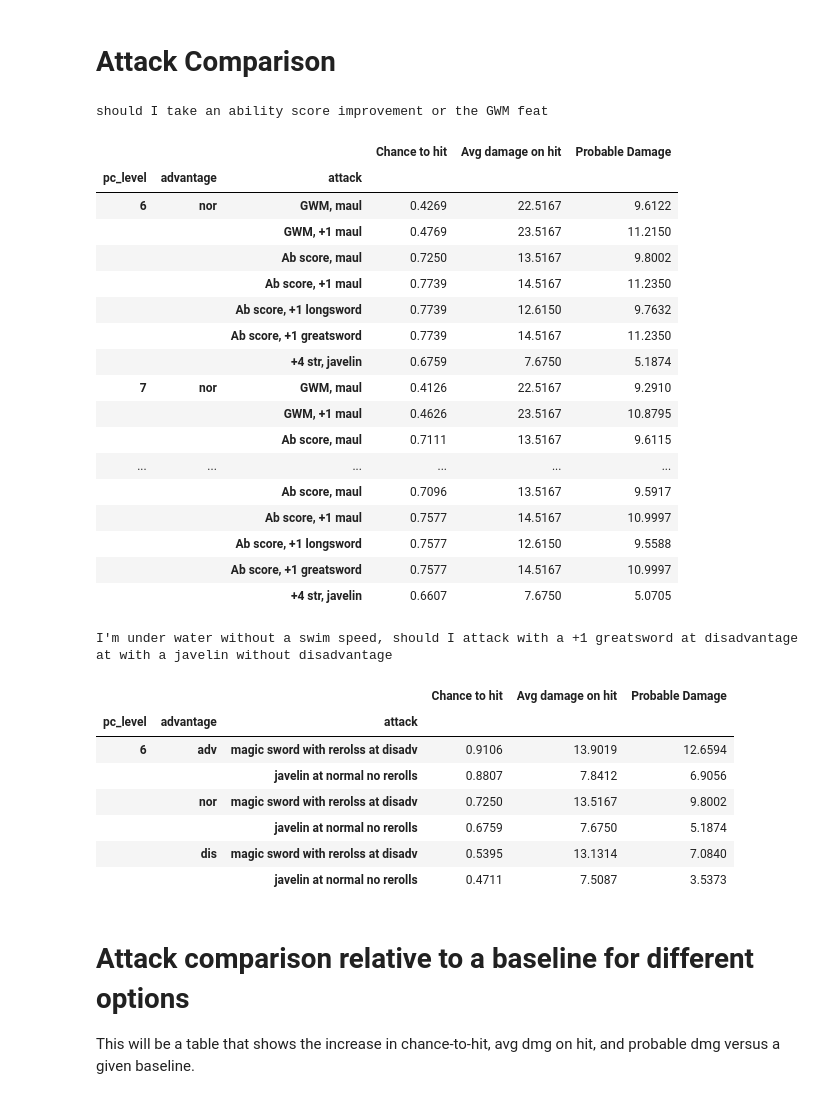
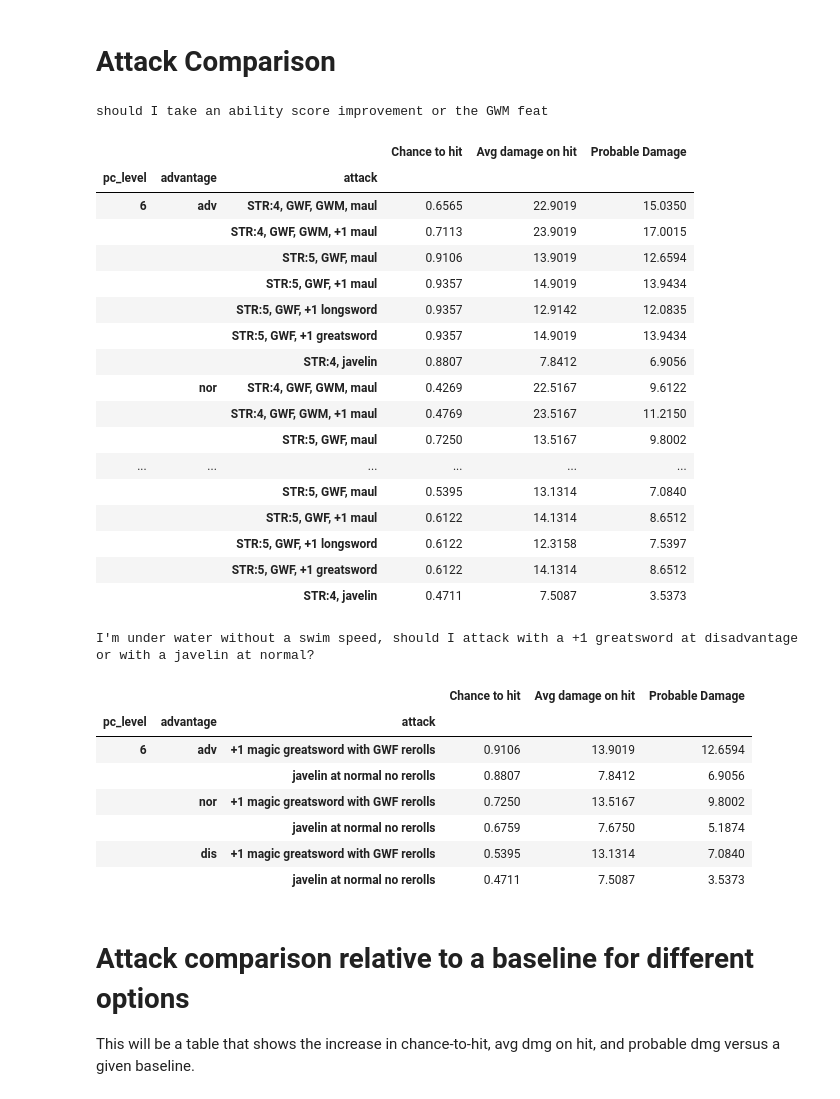
Before and after one commit to dyoung418/dnd_stats, a Jupyter notebook: dnd_dice_calcs.ipynb, the cells around one changed output. Cells and saved outputs as stored; diff of their text form; code cells hidden in the pictures.

```diff
--- a/dnd_dice_calcs.ipynb
+++ b/dnd_dice_calcs.ipynb
@@ -1018,7 +1046,7 @@ compare_odds_dist(
 # %% [markdown]
 # Chance to hit grid
 # %%
-def chance_to_hit_grid(abil_mods=[0,1,2,3,4,5,6,7],
+def chance_to_hit_grid(abil_mods=[0,1,2,3,4,5,6,7,8],
                        lvls=[1,2,3,4,5,6,7,8,9,10,11,12,13,14,15,16,17,18,19,20],
                        adv='nor', crit_hit_nums=(20,), crit_fail_nums=(1,), print_table=True):
     '''Creates a grid of chance to hit at different PC levels and core ability (e.g. Strength) modifiers
@@ -1328,51 +1357,51 @@ def parse_attack(atk, pc_lvl, adv):
 # %%
 print('should I take an ability score improvement or the GWM feat')
 compare_attacks([
-                {'abil_mod':4, 'other_atk_mod':-5, 'other_dmg_mod':10, 'dmg_die':6,'dmg_n':2, 'dmg_reroll_nums':(1,2), 'label':'GWM, maul'},
-                {'abil_mod':4, 'other_atk_mod':1-5, 'other_dmg_mod':1+10, 'dmg_die':6,'dmg_n':2, 'dmg_reroll_nums':(1,2), 'label':'GWM, +1 maul'},
-                {'abil_mod':5, 'other_atk_mod':0, 'other_dmg_mod':0, 'dmg_die':6,'dmg_n':2, 'dmg_reroll_nums':(1,2), 'label':'Ab score, maul'},
-                {'abil_mod':5, 'other_atk_mod':1, 'other_dmg_mod':1, 'dmg_die':6,'dmg_n':2, 'dmg_reroll_nums':(1,2), 'label':'Ab score, +1 maul'},
-                {'abil_mod':5, 'other_atk_mod':1, 'other_dmg_mod':1, 'dmg_die':10,'dmg_n':1, 'dmg_reroll_nums':(1,2), 'label':'Ab score, +1 longsword'},
-                {'abil_mod':5, 'other_atk_mod':1, 'other_dmg_mod':1, 'dmg_die':6,'dmg_n':2, 'dmg_reroll_nums':(1,2), 'label':'Ab score, +1 greatsword'},
-                {'abil_mod':4, 'other_atk_mod':0, 'other_dmg_mod':0, 'dmg_die':6,'dmg_n':1, 'dmg_reroll_nums':(), 'label':'+4 str, javelin'},
+                {'abil_mod':4, 'other_atk_mod':-5, 'other_dmg_mod':10, 'dmg_die':6,'dmg_n':2, 'dmg_reroll_nums':(1,2), 'label':'STR:4, GWF, GWM, maul'},
+                {'abil_mod':4, 'other_atk_mod':1-5, 'other_dmg_mod':1+10, 'dmg_die':6,'dmg_n':2, 'dmg_reroll_nums':(1,2), 'label':'STR:4, GWF, GWM, +1 maul'},
+                {'abil_mod':5, 'other_atk_mod':0, 'other_dmg_mod':0, 'dmg_die':6,'dmg_n':2, 'dmg_reroll_nums':(1,2), 'label':'STR:5, GWF, maul'},
+                {'abil_mod':5, 'other_atk_mod':1, 'other_dmg_mod':1, 'dmg_die':6,'dmg_n':2, 'dmg_reroll_nums':(1,2), 'label':'STR:5, GWF, +1 maul'},
+                {'abil_mod':5, 'other_atk_mod':1, 'other_dmg_mod':1, 'dmg_die':10,'dmg_n':1, 'dmg_reroll_nums':(1,2), 'label':'STR:5, GWF, +1 longsword'},
+                {'abil_mod':5, 'other_atk_mod':1, 'other_dmg_mod':1, 'dmg_die':6,'dmg_n':2, 'dmg_reroll_nums':(1,2), 'label':'STR:5, GWF, +1 greatsword'},
+                {'abil_mod':4, 'other_atk_mod':0, 'other_dmg_mod':0, 'dmg_die':6,'dmg_n':1, 'dmg_reroll_nums':(), 'label':'STR:4, javelin'},
                 ],
-                pc_lvls=[6,7,8,9,10])
+                pc_lvls=[6], advantages=['adv', 'nor', 'dis'])
 # %% [output]
 should I take an ability score improvement or the GWM feat
 |  |  |  | Chance to hit | Avg damage on hit | Probable Damage |
 | pc_level | advantage | attack |  |  |  |
-| 6 | nor | GWM, maul | 0.4269 | 22.5167 | 9.6122 |
-|  |  | GWM, +1 maul | 0.4769 | 23.5167 | 11.2150 |
-|  |  | Ab score, maul | 0.7250 | 13.5167 | 9.8002 |
-|  |  | Ab score, +1 maul | 0.7739 | 14.5167 | 11.2350 |
-|  |  | Ab score, +1 longsword | 0.7739 | 12.6150 | 9.7632 |
-|  |  | Ab score, +1 greatsword | 0.7739 | 14.5167 | 11.2350 |
-|  |  | +4 str, javelin | 0.6759 | 7.6750 | 5.1874 |
-| 7 | nor | GWM, maul | 0.4126 | 22.5167 | 9.2910 |
-|  |  | GWM, +1 maul | 0.4626 | 23.5167 | 10.8795 |
-|  |  | Ab score, maul | 0.7111 | 13.5167 | 9.6115 |
+| 6 | adv | STR:4, GWF, GWM, maul | 0.6565 | 22.9019 | 15.0350 |
+|  |  | STR:4, GWF, GWM, +1 maul | 0.7113 | 23.9019 | 17.0015 |
+|  |  | STR:5, GWF, maul | 0.9106 | 13.9019 | 12.6594 |
+|  |  | STR:5, GWF, +1 maul | 0.9357 | 14.9019 | 13.9434 |
+|  |  | STR:5, GWF, +1 longsword | 0.9357 | 12.9142 | 12.0835 |
+|  |  | STR:5, GWF, +1 greatsword | 0.9357 | 14.9019 | 13.9434 |
+|  |  | STR:4, javelin | 0.8807 | 7.8412 | 6.9056 |
+|  | nor | STR:4, GWF, GWM, maul | 0.4269 | 22.5167 | 9.6122 |
+|  |  | STR:4, GWF, GWM, +1 maul | 0.4769 | 23.5167 | 11.2150 |
+|  |  | STR:5, GWF, maul | 0.7250 | 13.5167 | 9.8002 |
 | ... | ... | ... | ... | ... | ... |
-|  |  | Ab score, maul | 0.7096 | 13.5167 | 9.5917 |
-|  |  | Ab score, +1 maul | 0.7577 | 14.5167 | 10.9997 |
-|  |  | Ab score, +1 longsword | 0.7577 | 12.6150 | 9.5588 |
-|  |  | Ab score, +1 greatsword | 0.7577 | 14.5167 | 10.9997 |
-|  |  | +4 str, javelin | 0.6607 | 7.6750 | 5.0705 |
+|  |  | STR:5, GWF, maul | 0.5395 | 13.1314 | 7.0840 |
+|  |  | STR:5, GWF, +1 maul | 0.6122 | 14.1314 | 8.6512 |
+|  |  | STR:5, GWF, +1 longsword | 0.6122 | 12.3158 | 7.5397 |
+|  |  | STR:5, GWF, +1 greatsword | 0.6122 | 14.1314 | 8.6512 |
+|  |  | STR:4, javelin | 0.4711 | 7.5087 | 3.5373 |
 # %%
-print("I'm under water without a swim speed, should I attack with a +1 greatsword at disadvantage at with a javelin without disadvantage")
+print("I'm under water without a swim speed, should I attack with a +1 greatsword at disadvantage or with a javelin at normal?")
 compare_attacks([
-                {'abil_mod':4, 'other_atk_mod':1, 'other_dmg_mod':1, 'dmg_die':6,'dmg_n':2, 'dmg_reroll_nums':(1,2), 'label':'magic sword with rerolss at disadv'},
+                {'abil_mod':4, 'other_atk_mod':1, 'other_dmg_mod':1, 'dmg_die':6,'dmg_n':2, 'dmg_reroll_nums':(1,2), 'label':'+1 magic greatsword with GWF rerolls'},
                 {'abil_mod':4, 'other_atk_mod':0, 'other_dmg_mod':0, 'dmg_die':6,'dmg_n':1, 'dmg_reroll_nums':(), 'label':'javelin at normal no rerolls'},
                 ],
                 pc_lvls=[6,], advantages=['adv', 'nor', 'dis'])
 # %% [output]
-I'm under water without a swim speed, should I attack with a +1 greatsword at disadvantage at with a javelin without disadvantage
+I'm under water without a swim speed, should I attack with a +1 greatsword at disadvantage or with a javelin at normal?
 |  |  |  | Chance to hit | Avg damage on hit | Probable Damage |
 | pc_level | advantage | attack |  |  |  |
-| 6 | adv | magic sword with rerolss at disadv | 0.9106 | 13.9019 | 12.6594 |
+| 6 | adv | +1 magic greatsword with GWF rerolls | 0.9106 | 13.9019 | 12.6594 |
 |  |  | javelin at normal no rerolls | 0.8807 | 7.8412 | 6.9056 |
-|  | nor | magic sword with rerolss at disadv | 0.7250 | 13.5167 | 9.8002 |
+|  | nor | +1 magic greatsword with GWF rerolls | 0.7250 | 13.5167 | 9.8002 |
 |  |  | javelin at normal no rerolls | 0.6759 | 7.6750 | 5.1874 |
-|  | dis | magic sword with rerolss at disadv | 0.5395 | 13.1314 | 7.0840 |
+|  | dis | +1 magic greatsword with GWF rerolls | 0.5395 | 13.1314 | 7.0840 |
 |  |  | javelin at normal no rerolls | 0.4711 | 7.5087 | 3.5373 |
 # %% [markdown]
 # Attack comparison relative to a baseline for different options
```
Also changed, not shown: parts of 11 cells of this notebook.
